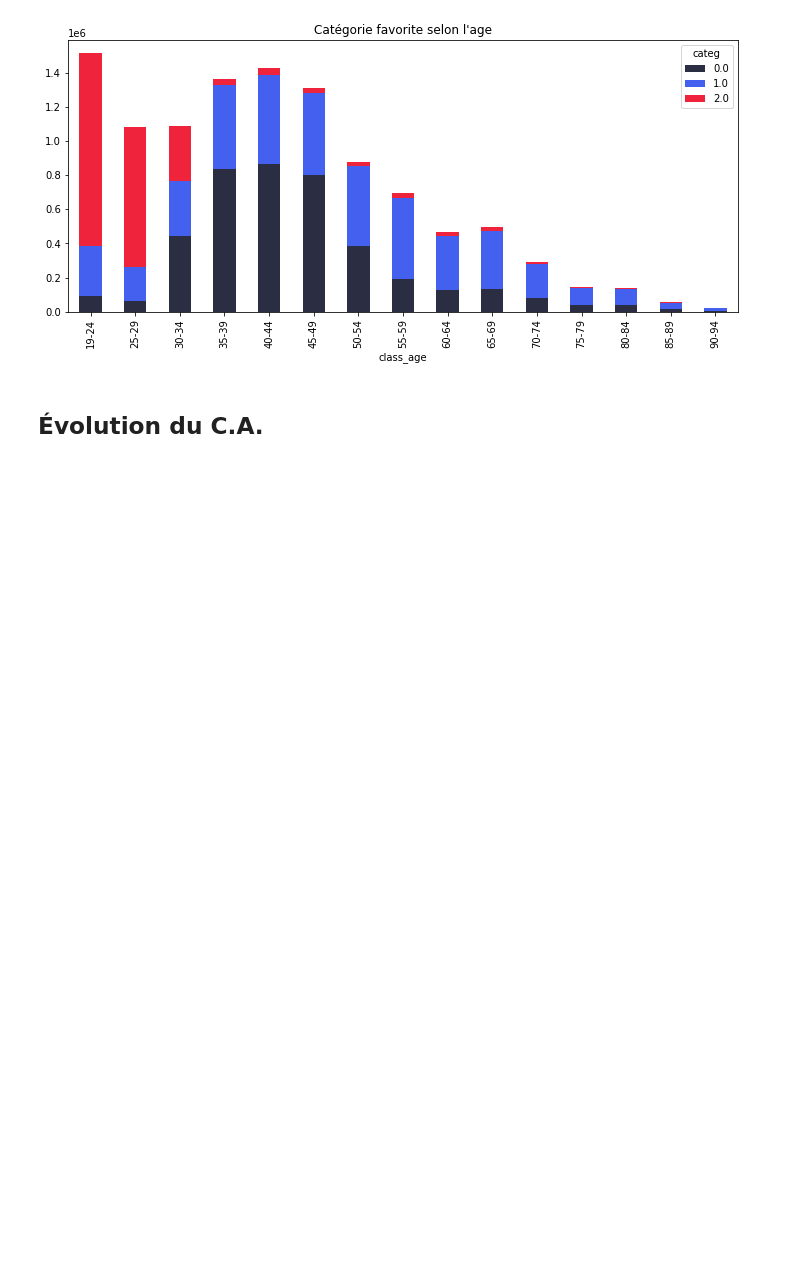
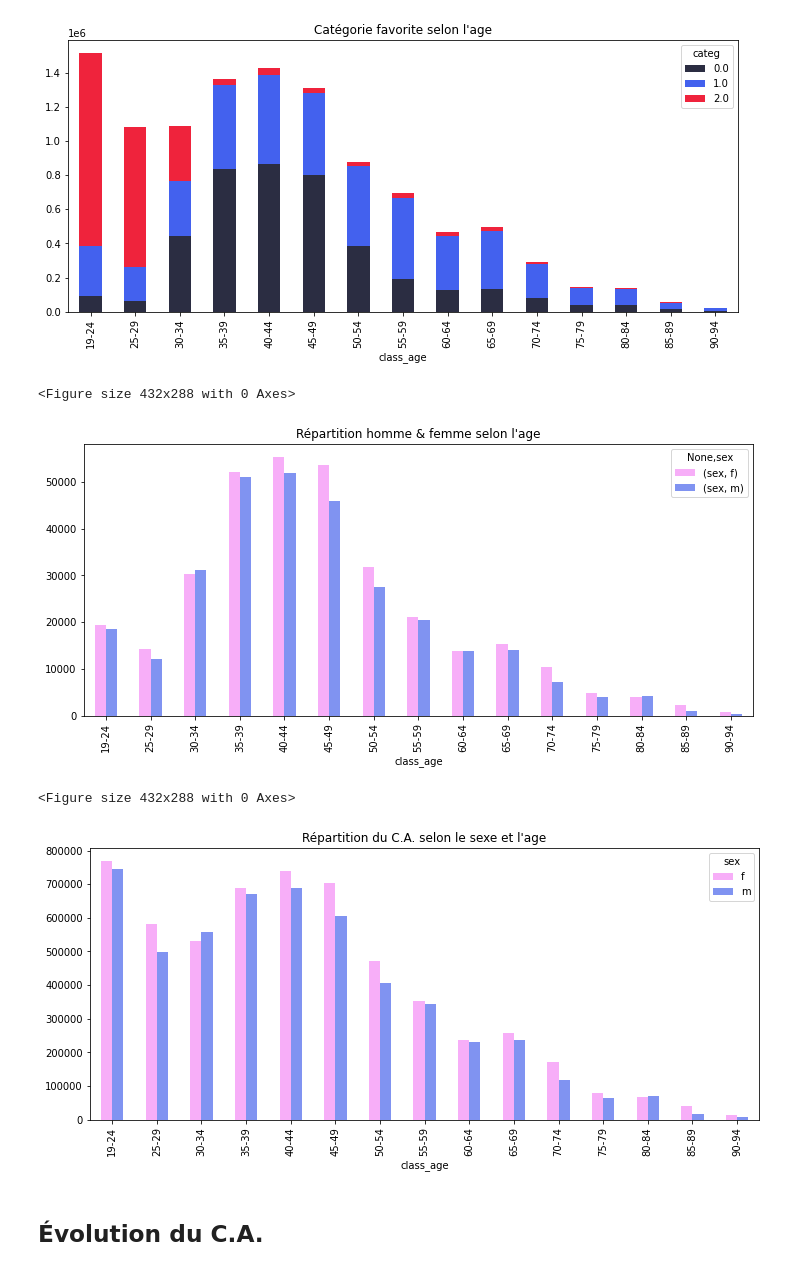
Before and after one commit to Valeeew/Analyze-bookstore-sales, a Jupyter notebook: Turnover_analyze.ipynb, the cells around one changed output. Saved outputs shown, nothing was run; the diff lists cells and outputs as text; code cells hidden in the pictures; blank space fills up the shorter version.

```diff
--- a/Turnover_analyze.ipynb
+++ b/Turnover_analyze.ipynb
@@ -325,5 +325,21 @@ plt.show
 <function matplotlib.pyplot.show>
 <Figure size 432x288 with 0 Axes>
 [figure]
+# %%
+age_sexe = pd.pivot_table(dfc, index="class_age", columns="sex", aggfunc={"sex":"count"})
+plt.figure()
+age_sexe.plot(kind="bar", color=["#f7aef8","#8093f1"], figsize=[12,5])
+plt.title("Répartition homme & femme selon l'age")
+plt.show()
+age_sexe_ca = pd.pivot_table(dfc, index="class_age", columns="sex", values="price", aggfunc={"price":"sum"})
+plt.figure()
+age_sexe_ca.plot(kind="bar",color=["#f7aef8","#8093f1"], figsize=[12,5])
+plt.title("Répartition du C.A. selon le sexe et l'age")
+plt.show()
+# %% [output]
+<Figure size 432x288 with 0 Axes>
+[figure, added]
+<Figure size 432x288 with 0 Axes>
+[figure, added]
 # %% [markdown]
 ## __Évolution du C.A.__
```
Also changed, not shown: parts of 3 cells of this notebook.
